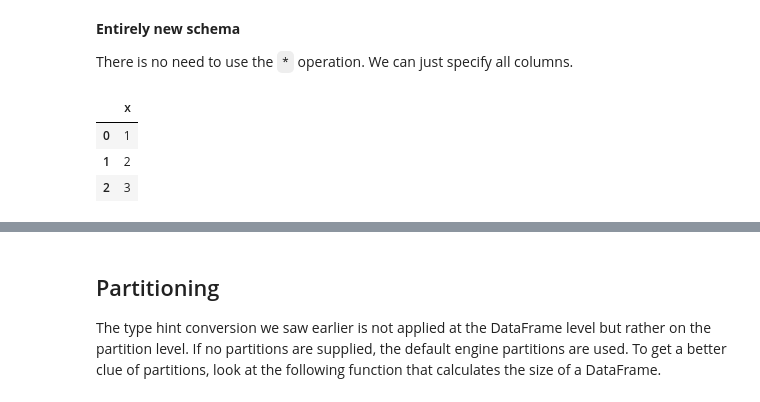
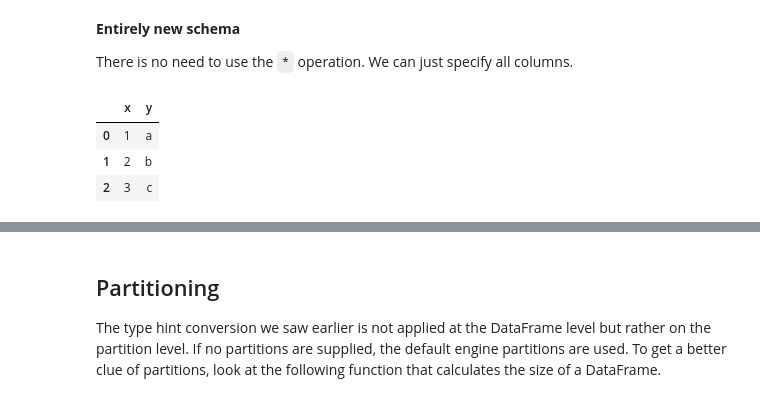
Before and after one commit to fugue-project/tutorials, a Jupyter notebook: tutorials/quick_look/ten_minutes.ipynb, the cells around one changed output, grey strips where cells are left out. Saved outputs shown, nothing was run; the diff lists cells and outputs as text; code cells hidden in the pictures.

```diff
--- a/tutorials/quick_look/ten_minutes.ipynb
+++ b/tutorials/quick_look/ten_minutes.ipynb
@@ -289,17 +287,17 @@ There is no need to use the `*` operation. We can just specify all columns.
 # %%
 def new_df(df: pd.DataFrame) -> pd.DataFrame:
     """
     Function that creates a new DataFrame.
     """
-    return pd.DataFrame({"x": [1,2,3]})
+    return pd.DataFrame({"x": [1,2,3], "y": ["a","b","c"]})
 
 transform(
     df=df,
     using=new_df,
-    schema="x:int"
+    schema="x:int,y:str"
     )
 # %% [output]
-|  | x |
-| 0 | 1 |
-| 1 | 2 |
-| 2 | 3 |
+|  | x | y |
+| 0 | 1 | a |
+| 1 | 2 | b |
+| 2 | 3 | c |
```
Also changed, not shown: parts of 17 cells of this notebook.
